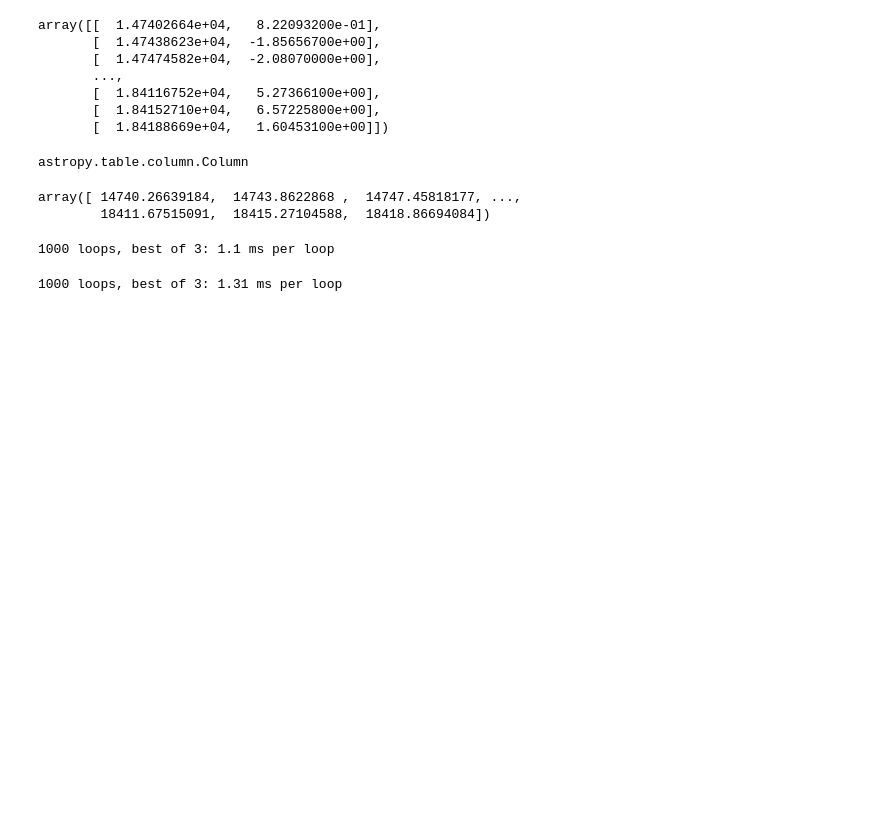
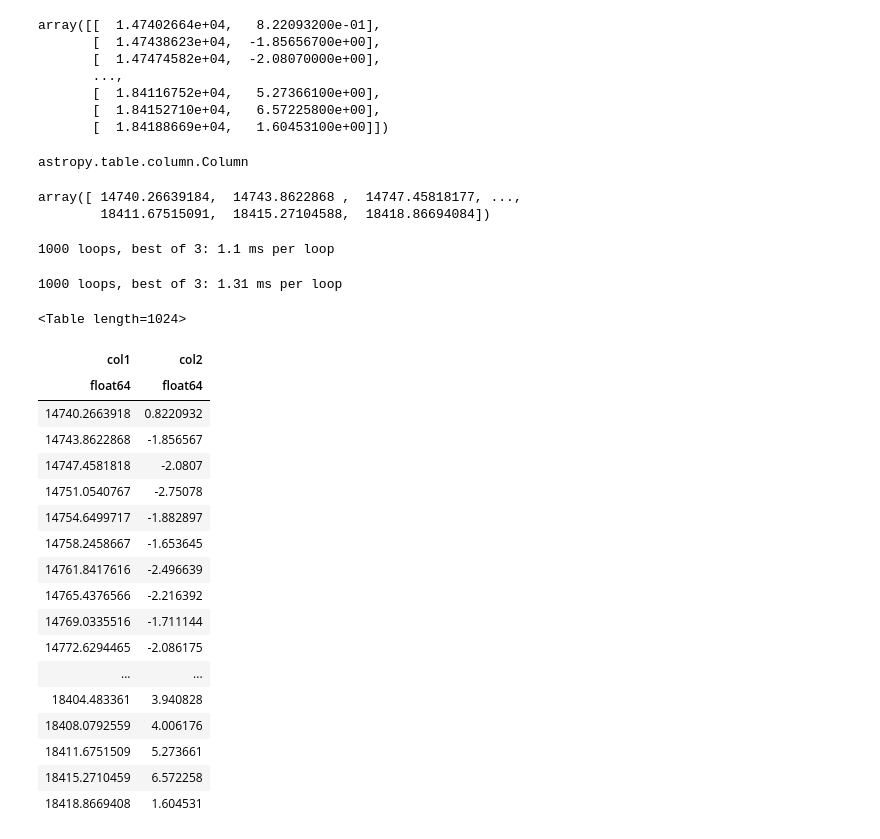
Before and after one commit to ESO-python/ESOPythonTutorials, a Jupyter notebook: notebooks/MarchApril2016_TutorialSession/Notebook - March 17.ipynb, the cells around one changed output. Saved outputs shown, nothing was run; the diff lists cells and outputs as text; code cells hidden in the pictures; blank space fills up the shorter version.

```diff
--- a/notebooks/MarchApril2016_TutorialSession/Notebook - March 17.ipynb
+++ b/notebooks/MarchApril2016_TutorialSession/Notebook - March 17.ipynb
@@ -176,3 +176,25 @@ ptbl = pd.read_csv('multispec_equispec.11.dat', delim_whitespace=True, header=No
 %timeit tbl = Table.read('multispec_equispec.11.dat', format='ascii.no_header', delimiter=' ')
 # %% [output]
 1000 loops, best of 3: 1.31 ms per loop
+# %%
+tbl.
+# %% [output]
+<Table length=1024>
+| col1 | col2 |
+| float64 | float64 |
+| 14740.2663918 | 0.8220932 |
+| 14743.8622868 | -1.856567 |
+| 14747.4581818 | -2.0807 |
+| 14751.0540767 | -2.75078 |
+| 14754.6499717 | -1.882897 |
+| 14758.2458667 | -1.653645 |
+| 14761.8417616 | -2.496639 |
+| 14765.4376566 | -2.216392 |
+| 14769.0335516 | -1.711144 |
+| 14772.6294465 | -2.086175 |
+| ... | ... |
+| 18404.483361 | 3.940828 |
+| 18408.0792559 | 4.006176 |
+| 18411.6751509 | 5.273661 |
+| 18415.2710459 | 6.572258 |
+| 18418.8669408 | 1.604531 |
```
Also changed, not shown: 11 other files.
